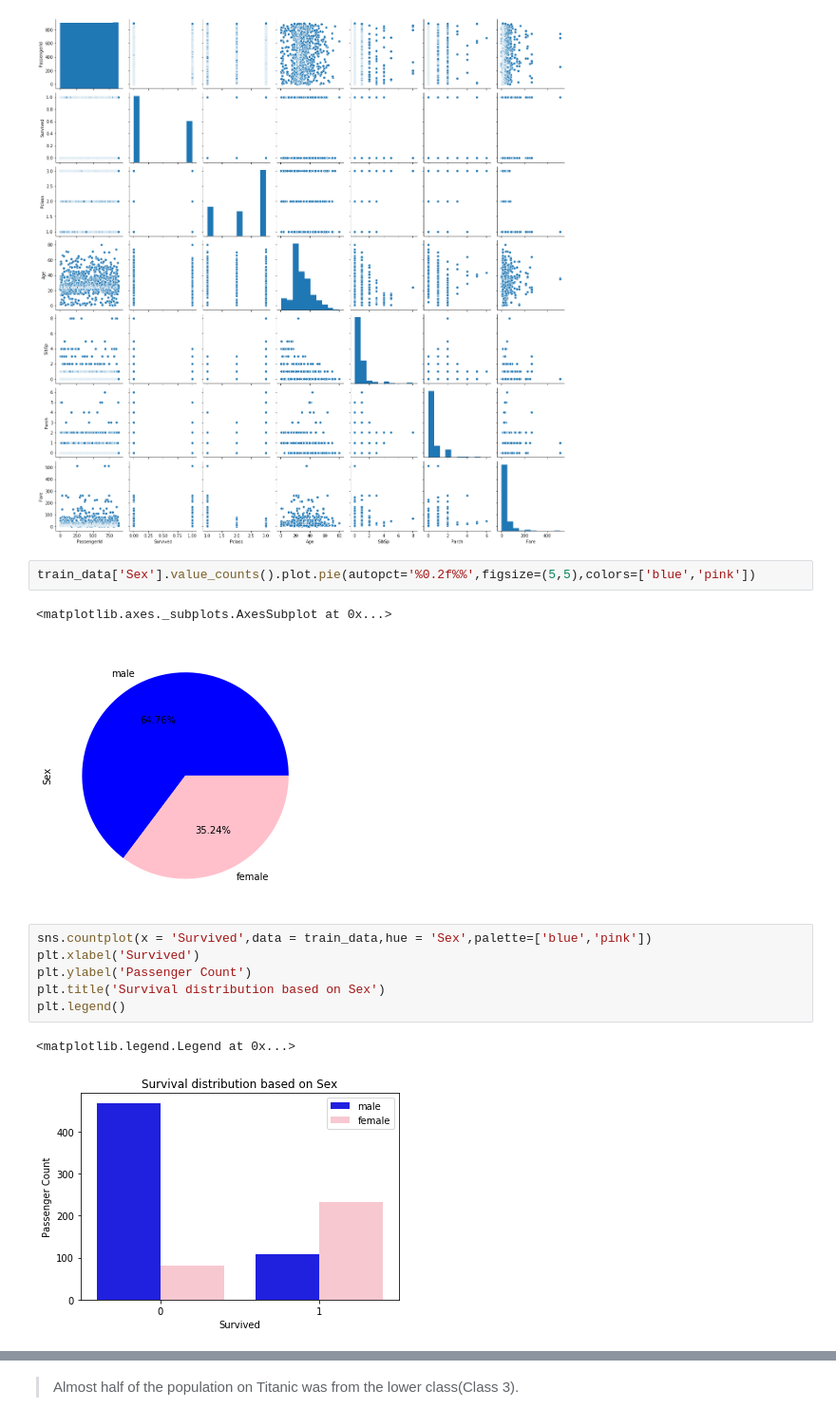
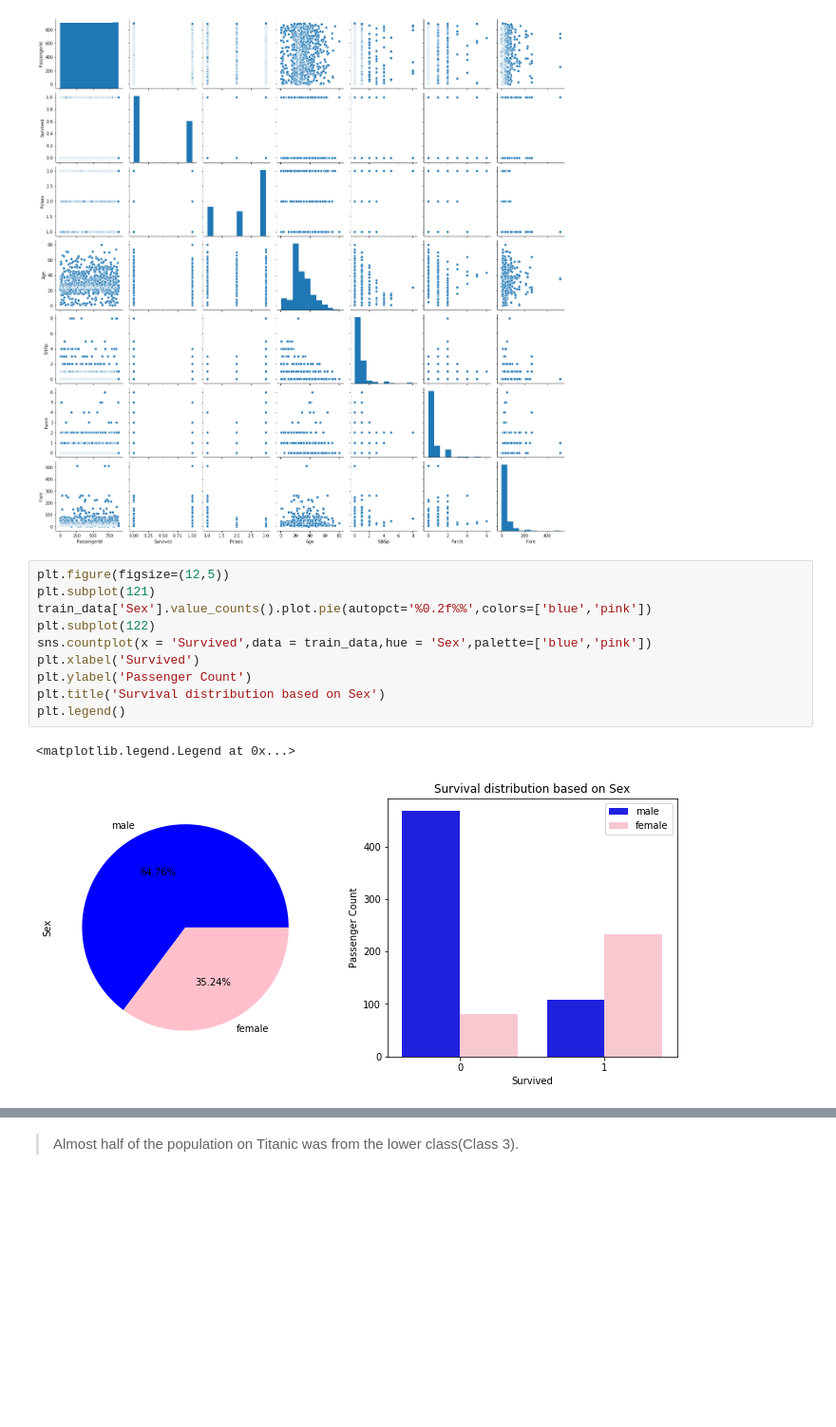
Before and after one commit to jradha11/titanic-kaggle, a Jupyter notebook: Data Visualisation and Data Preprocessing.ipynb, the cells around one changed output, grey strips where cells are left out. Shown: that part at 95% size. Cells and saved outputs as stored; diff of their text form; blank space fills up the shorter version.

Commit message:
visualisation updated

```diff
--- a/Data Visualisation and Data Preprocessing.ipynb
+++ b/Data Visualisation and Data Preprocessing.ipynb
@@ -254,18 +232,17 @@ sns.pairplot(train_data)
 # %% [output]
 <seaborn.axisgrid.PairGrid at 0x...>
 [figure]
-# %%
-train_data['Sex'].value_counts().plot.pie(autopct='%0.2f%%',figsize=(5,5),colors=['blue','pink'])
-# %% [output]
-<matplotlib.axes._subplots.AxesSubplot at 0x...>
-[figure, removed]
 # %%
+plt.figure(figsize=(12,5))
+plt.subplot(121)
+train_data['Sex'].value_counts().plot.pie(autopct='%0.2f%%',colors=['blue','pink'])
+plt.subplot(122)
 sns.countplot(x = 'Survived',data = train_data,hue = 'Sex',palette=['blue','pink'])
 plt.xlabel('Survived')
 plt.ylabel('Passenger Count')
 plt.title('Survival distribution based on Sex')
 plt.legend()
 # %% [output]
 <matplotlib.legend.Legend at 0x...>
-[figure, old version]
+[figure, new version]
 # %% [markdown]
```
Also changed, not shown: parts of 28 cells of this notebook.
